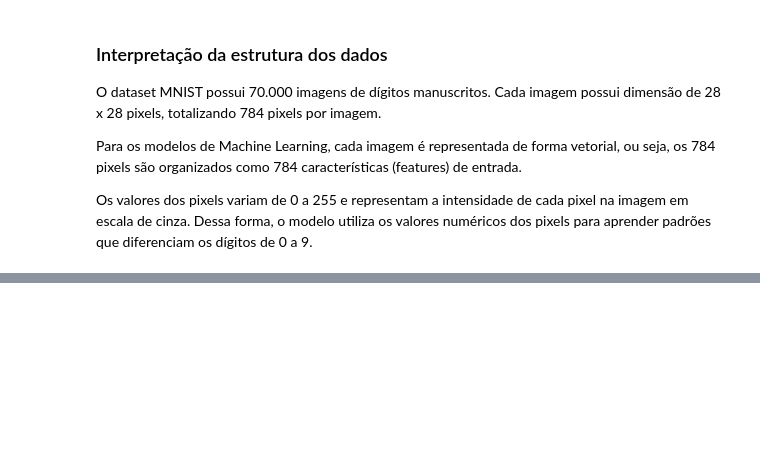
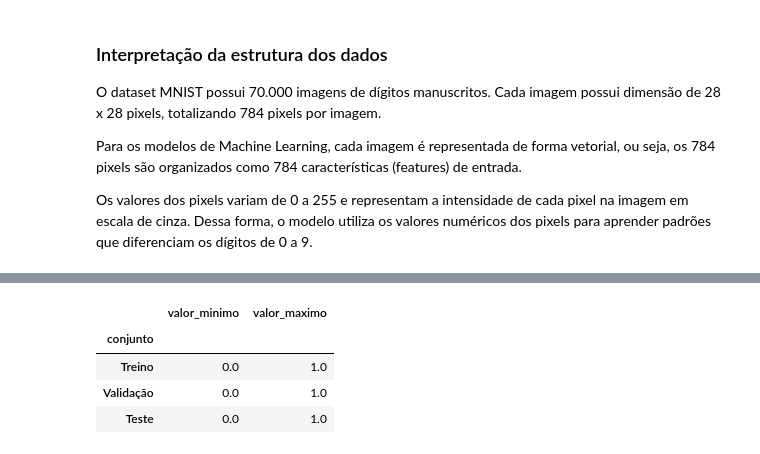
Before and after one commit to ThiOliver/projeto-mnist, a Jupyter notebook: notebooks/01_eda_mnist.ipynb, the cells around one changed output, grey strips where cells are left out. Saved outputs shown, nothing was run; the diff lists cells and outputs as text; code cells hidden in the pictures; blank space fills up the shorter version.

```diff
--- a/notebooks/01_eda_mnist.ipynb
+++ b/notebooks/01_eda_mnist.ipynb
@@ -139,0 +201,33 @@ Os valores dos pixels variam de 0 a 255 e representam a intensidade de cada pixe
+# %%
+# Normaliza os valores dos pixels para o intervalo entre 0.0 e 1.0.
+X_treino = X_treino / 255.0
+X_validacao = X_validacao /255.0
+X_teste = X_teste / 255.0
+# %%
+# Cria uma tabela para verificar os valores mínimo e máximodos pixels após a normalização.
+
+df_normalizacao = pd.DataFrame({
+    'conjunto': ['Treino', 'Validação', 'Teste'],
+    'valor_minimo': [
+        X_treino.min(),
+        X_validacao.min(),
+        X_teste.min()
+    ],
+    'valor_maximo': [
+        X_treino.max(),
+        X_validacao.max(),
+        X_teste.max()
+    ]
+})
+
+# Define a coluna "conjunto" como índice.
+df_normalizacao = df_normalizacao.set_index('conjunto')
+
+# Exibe a tabela.
+df_normalizacao
+# %% [output]
+|  | valor_minimo | valor_maximo |
+| conjunto |  |  |
+| Treino | 0.0 | 1.0 |
+| Validação | 0.0 | 1.0 |
+| Teste | 0.0 | 1.0 |
```
Also changed, not shown: parts of 5 cells of this notebook.
